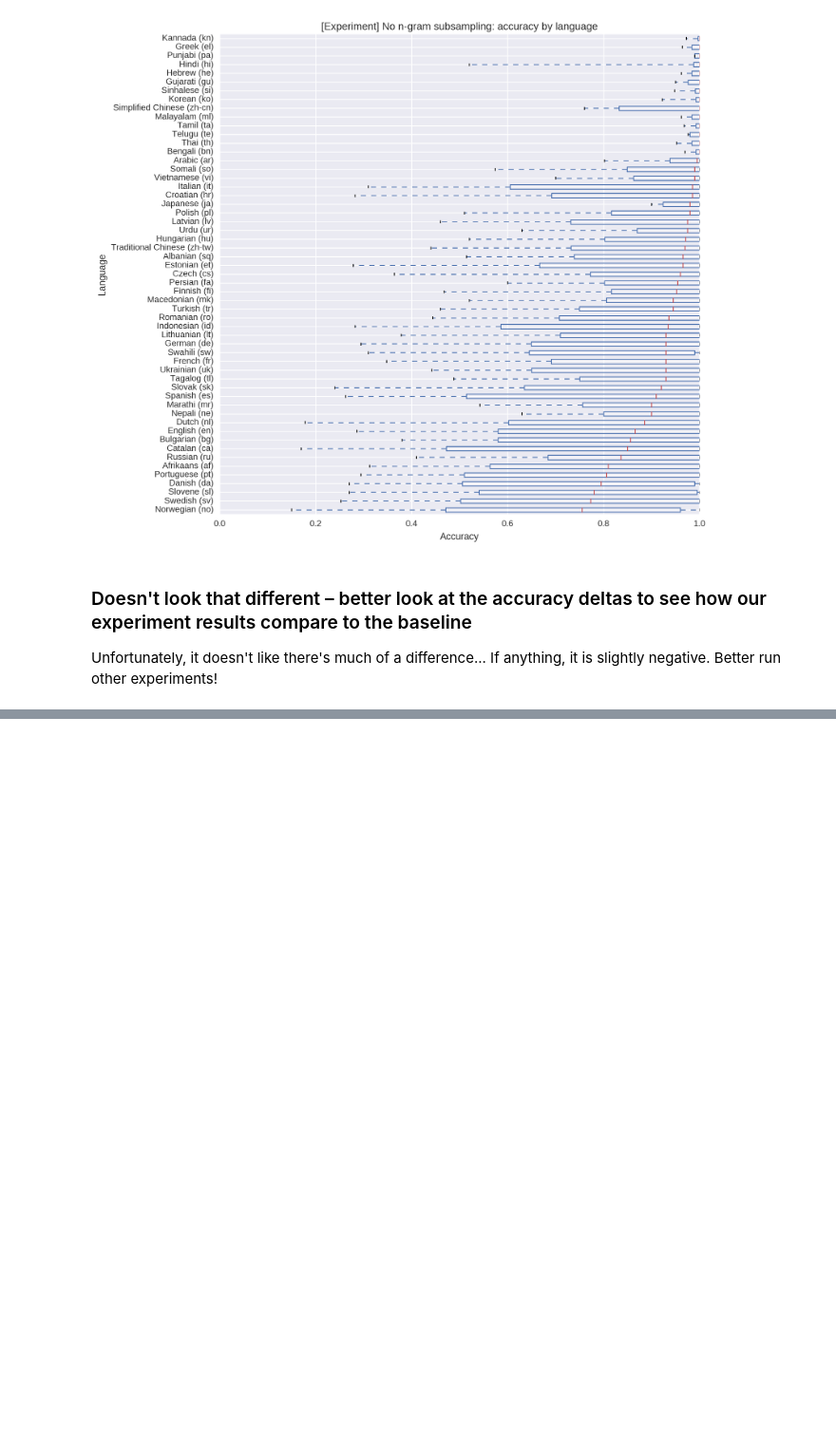
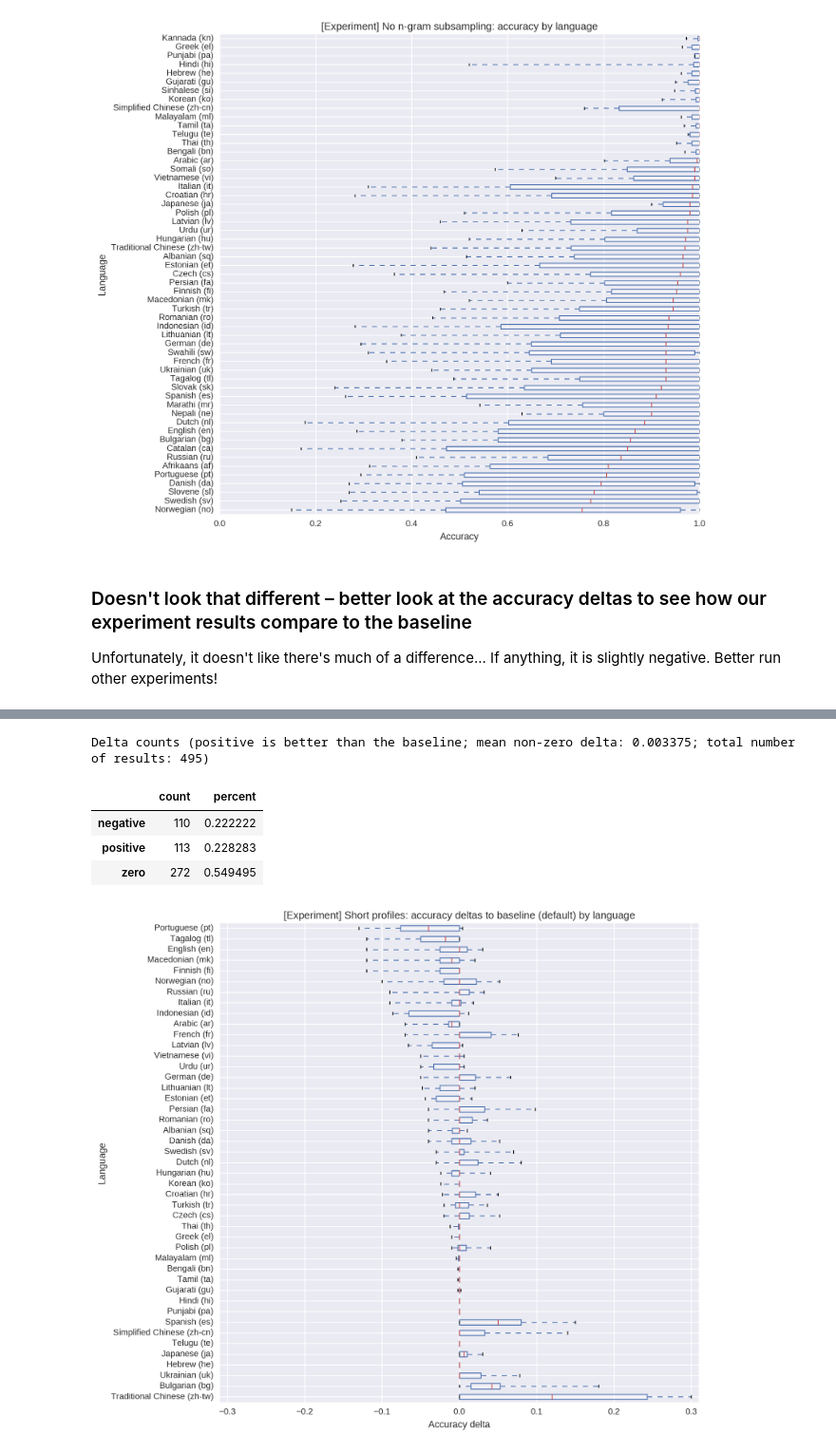
Before and after one commit to Automattic/elasticsearch-langdetect, a Jupyter notebook: experiments/Classification experiments.ipynb, the cells around one changed output, grey strips where cells are left out. Shown at 95% size. Saved outputs shown, nothing was run; the diff lists cells and outputs as text; code cells hidden in the pictures; blank space fills up the shorter version.

```diff
--- a/experiments/Classification experiments.ipynb
+++ b/experiments/Classification experiments.ipynb
@@ -185,0 +199,22 @@ Delta counts (positive is better than the baseline; total number of results: 114
+# %%
+default_baseline_results = baseline_results[~baseline_results['useShortProfile'] &
+                                            ~baseline_results['useAllLanguages']].dropna(axis=1, how='all')
+default_baseline_results.index = range(len(default_baseline_results))
+short_baseline_results = baseline_results[baseline_results['useShortProfile'] &
+                                          ~baseline_results['useAllLanguages']].dropna(axis=1, how='all')
+short_baseline_results.index = range(len(short_baseline_results))
+
+plot_accuracy_deltas_by_language(
+    default_baseline_results,
+    short_baseline_results,
+    '[Experiment] Short profiles:',
+    order='min',
+    baseline_desc='default'
+)
+# %% [output]
+Delta counts (positive is better than the baseline; mean non-zero delta: 0.003375; total number of results: 495)
+|  | count | percent |
+| negative | 110 | 0.222222 |
+| positive | 113 | 0.228283 |
+| zero | 272 | 0.549495 |
+[figure, added]
```
Also changed, not shown: parts of 16 cells of this notebook, 3 other files.
